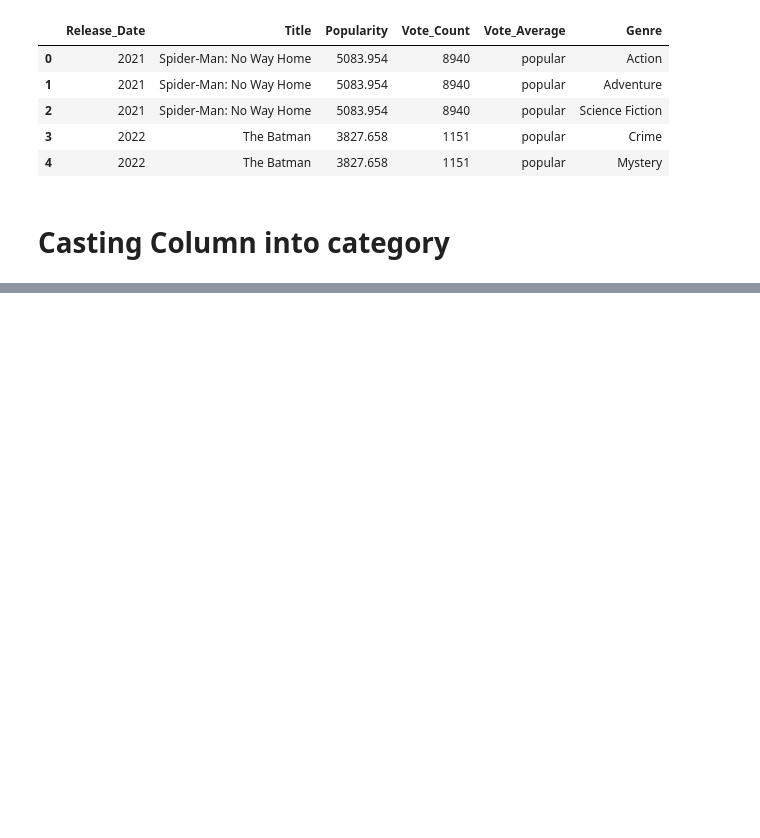
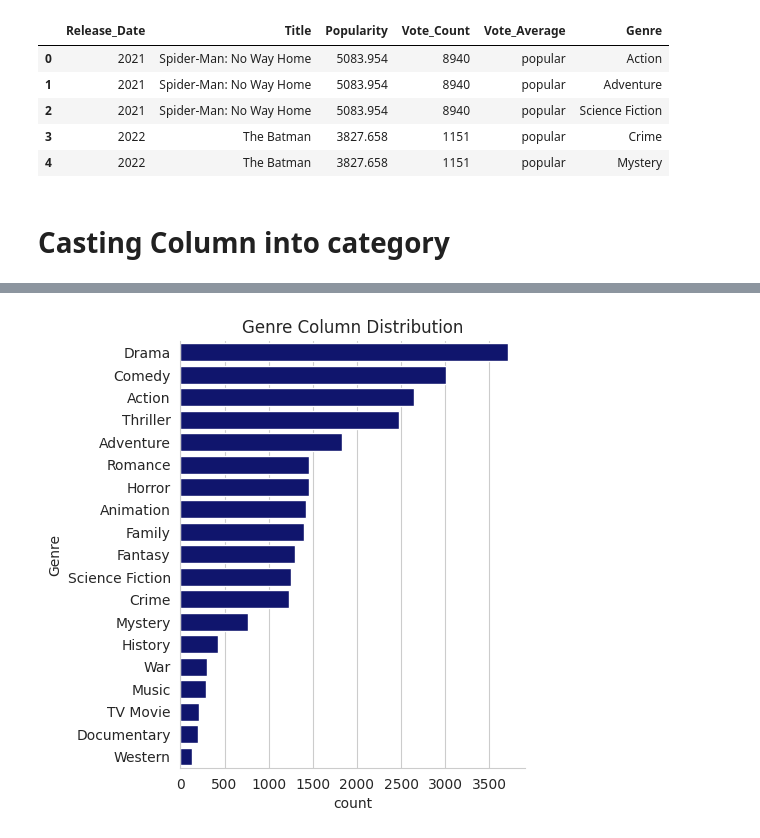
Before and after one commit to adityaMachal/Netflix_analysis, a Jupyter notebook: Untitled1.ipynb, the cells around one changed output, grey strips where cells are left out. Drawn from its saved outputs; the diff is of its cells as text; code cells hidden in the pictures; blank space fills up the shorter version.

```diff
--- a/Untitled1.ipynb
+++ b/Untitled1.ipynb
@@ -4,8 +4,10 @@
 import numpy as np
 import pandas as pd
 import matplotlib.pyplot as plt
+import seaborn as sns
+sns.set_style('whitegrid')
 # %%
-data = pd.read_csv('mymoviedb.csv',lineterminator='\n')
+data = pd.read_csv('/content/drive/MyDrive/Dataset/mymoviedb.csv',lineterminator='\n')
 data.info()
 # %% [output]
 <class 'pandas.core.frame.DataFrame'>
@@ -120,3 +122,6 @@ data.head()
 | 4 | 2022 | The Batman | 3827.658 | 1151 | popular | Mystery |
 # %% [markdown]
 # Casting Column into category
+# %%
+data['Genre'] = data['Genre'].astype('category')
+data.info()
@@ -122,0 +153,8 @@ data.head()
+# %%
+sns.catplot(y='Genre',data=data,kind='count',
+            order=data['Genre'].value_counts().index,
+            color='#00087c')
+plt.title('Genre Column Distribution')
+plt.show()
+# %% [output]
+[figure, added]
```
Also changed, not shown: parts of 7 cells of this notebook.
